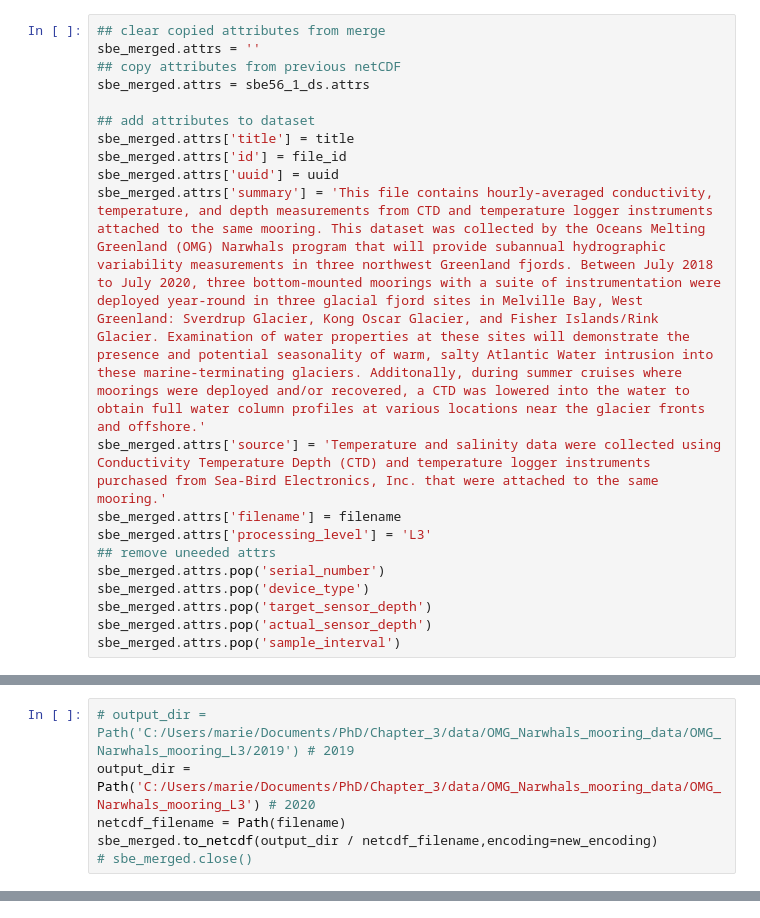
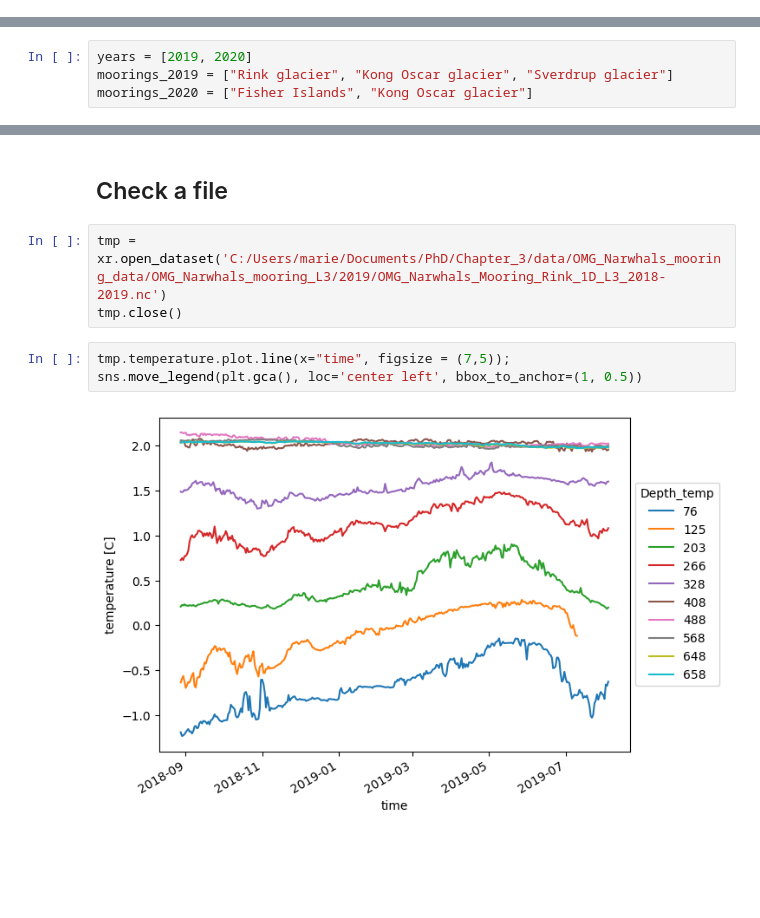
Before and after one commit to mjzahn/OMG_Narwhals_hydrography-manuscript, a Jupyter notebook: 01_data-cleaning/03_create-netcdf-OMG-Narwhals-mooring-L3.ipynb, the cells around one changed output, grey strips where cells are left out. Cells and saved outputs as stored; diff of their text form; blank space fills up the shorter version.

Commit message:
cleaned up and reprocessed L3 datasets

```diff
--- a/01_data-cleaning/03_create-netcdf-OMG-Narwhals-mooring-L3.ipynb
+++ b/01_data-cleaning/03_create-netcdf-OMG-Narwhals-mooring-L3.ipynb
@@ -795,20 +0,0 @@ netcdf_filename = file_id + '.nc'
-# %%
-## clear copied attributes from merge
-sbe_merged.attrs = ''
-## copy attributes from previous netCDF
-sbe_merged.attrs = sbe56_1_ds.attrs
-
-## add attributes to dataset
-sbe_merged.attrs['title'] = title
-sbe_merged.attrs['id'] = file_id
-sbe_merged.attrs['uuid'] = uuid
-sbe_merged.attrs['summary'] = 'This file contains hourly-averaged conductivity, temperature, and depth measurements from CTD and temperature logger instruments attached to the same mooring. This dataset was collected by the Oceans Melting Greenland (OMG) Narwhals program that will provide subannual hydrographic variability measurements in three northwest Greenland fjords. Between July 2018 to July 2020, three bottom-mounted moorings with a suite of instrumentation were deployed year-round in three glacial fjord sites in Melville Bay, West Greenland: Sverdrup Glacier, Kong Oscar Glacier, and Fisher Islands/Rink Glacier. Examination of water properties at these sites will demonstrate the presence and potential seasonality of warm, salty Atlantic Water intrusion into these marine-terminating glaciers. Additonally, during summer cruises where moorings were deployed and/or recovered, a CTD was lowered into the water to obtain full water column profiles at various locations near the glacier fronts and offshore.'
-sbe_merged.attrs['source'] = 'Temperature and salinity data were collected using Conductivity Temperature Depth (CTD) and temperature logger instruments purchased from Sea-Bird Electronics, Inc. that were attached to the same mooring.'
-sbe_merged.attrs['filename'] = filename
-sbe_merged.attrs['processing_level'] = 'L3'
-## remove uneeded attrs
-sbe_merged.attrs.pop('serial_number')
-sbe_merged.attrs.pop('device_type')
-sbe_merged.attrs.pop('target_sensor_depth')
-sbe_merged.attrs.pop('actual_sensor_depth')
-sbe_merged.attrs.pop('sample_interval')
@@ -824,6 +0,0 @@ print(new_encoding)
-# %%
-# output_dir = Path('C:/Users/marie/Documents/PhD/Chapter_3/data/OMG_Narwhals_mooring_data/OMG_Narwhals_mooring_L3/2019') # 2019
-output_dir = Path('C:/Users/marie/Documents/PhD/Chapter_3/data/OMG_Narwhals_mooring_data/OMG_Narwhals_mooring_L3') # 2020
-netcdf_filename = Path(filename)
-sbe_merged.to_netcdf(output_dir / netcdf_filename,encoding=new_encoding)
-# sbe_merged.close()
@@ -837,0 +29,4 @@ print(tmp)
+# %%
+years = [2019, 2020]
+moorings_2019 = ["Rink glacier", "Kong Oscar glacier", "Sverdrup glacier"]
+moorings_2020 = ["Fisher Islands", "Kong Oscar glacier"]
@@ -837,0 +431,10 @@ print(tmp)
+# %% [markdown]
+## Check a file
+# %%
+tmp = xr.open_dataset('C:/Users/marie/Documents/PhD/Chapter_3/data/OMG_Narwhals_mooring_data/OMG_Narwhals_mooring_L3/2019/OMG_Narwhals_Mooring_Rink_1D_L3_2018-2019.nc')
+tmp.close()
+# %%
+tmp.temperature.plot.line(x="time", figsize = (7,5));
+sns.move_legend(plt.gca(), loc='center left', bbox_to_anchor=(1, 0.5))
+# %% [output]
+[figure, added]
```
Also changed, not shown: parts of 108 cells of this notebook, 2 other files.
